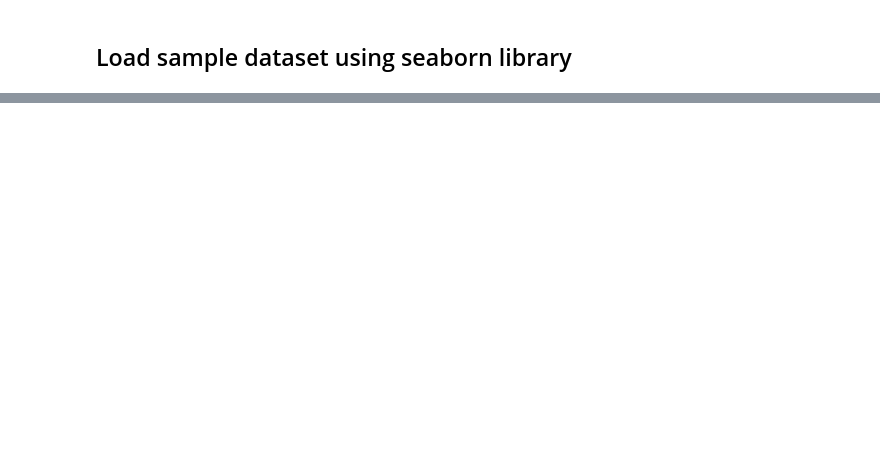
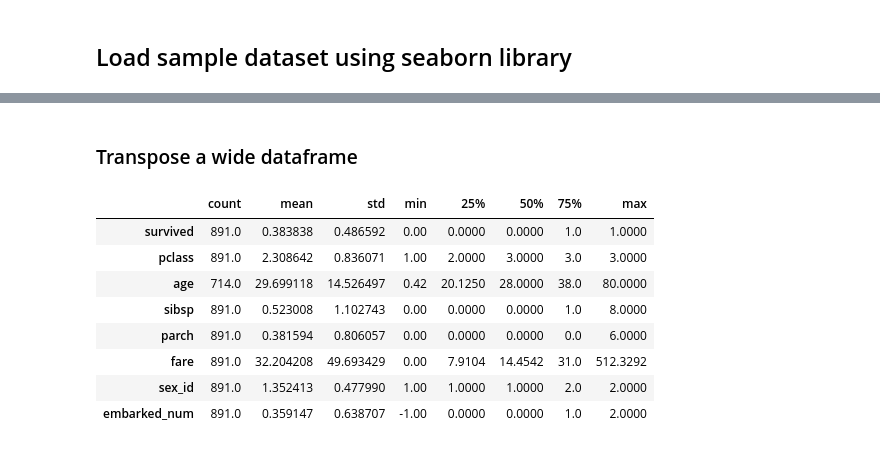
Before and after one commit to shafiq-ahmad/python-data-science, a Jupyter notebook: exercise-files/class-03/pandas-tips-and-tricks-1.ipynb, the cells around one changed output, grey strips where cells are left out. Saved outputs shown, nothing was run; the diff lists cells and outputs as text; code cells hidden in the pictures; blank space fills up the shorter version.

```diff
--- a/exercise-files/class-03/pandas-tips-and-tricks-1.ipynb
+++ b/exercise-files/class-03/pandas-tips-and-tricks-1.ipynb
@@ -104,0 +211,5 @@ df_tips = sns.load_dataset('tips')
+# %%
+df_ship = sns.load_dataset('titanic')
+df_ship.to_excel('./data/ship.xlsx')
+# First copy some data from above file, then uncomment the following code
+#df_ship = pd.read_clipboard()
@@ -104,0 +399,4 @@ df_tips = sns.load_dataset('tips')
+# %%
+pd.cut(df_ship.age, bins=[0, 18, 25, 99], labels=['child','young_adult','adult']).head()
+df_ship['new_age'] = pd.cut(df_ship.age, bins=[0, 18, 25, 99], labels=['child','young_adult','adult'])
+df_ship[['sex','new_age']].head()
@@ -104,0 +414,3 @@ df_tips = sns.load_dataset('tips')
+# %%
+df_ship['sex_id'] = df_ship.sex.map({'male':1, 'female':2})
+df_ship.head()
@@ -104,0 +424,3 @@ df_tips = sns.load_dataset('tips')
+# %%
+df_ship['embarked_num'] = df_ship.embarked.factorize()[0]
+df_ship.head()
@@ -104,0 +434,14 @@ df_tips = sns.load_dataset('tips')
+# %% [markdown]
+### Transpose a wide dataframe
+# %%
+df_ship.describe().T
+# %% [output]
+|  | count | mean | std | min | 25% | 50% | 75% | max |
+| survived | 891.0 | 0.383838 | 0.486592 | 0.00 | 0.0000 | 0.0000 | 1.0 | 1.0000 |
+| pclass | 891.0 | 2.308642 | 0.836071 | 1.00 | 2.0000 | 3.0000 | 3.0 | 3.0000 |
+| age | 714.0 | 29.699118 | 14.526497 | 0.42 | 20.1250 | 28.0000 | 38.0 | 80.0000 |
+| sibsp | 891.0 | 0.523008 | 1.102743 | 0.00 | 0.0000 | 0.0000 | 1.0 | 8.0000 |
+| parch | 891.0 | 0.381594 | 0.806057 | 0.00 | 0.0000 | 0.0000 | 0.0 | 6.0000 |
+| fare | 891.0 | 32.204208 | 49.693429 | 0.00 | 7.9104 | 14.4542 | 31.0 | 512.3292 |
+| sex_id | 891.0 | 1.352413 | 0.477990 | 1.00 | 1.0000 | 1.0000 | 2.0 | 2.0000 |
+| embarked_num | 891.0 | 0.359147 | 0.638707 | -1.00 | 0.0000 | 0.0000 | 1.0 | 2.0000 |
```
Also changed, not shown: parts of 68 cells of this notebook, 4 other files.
